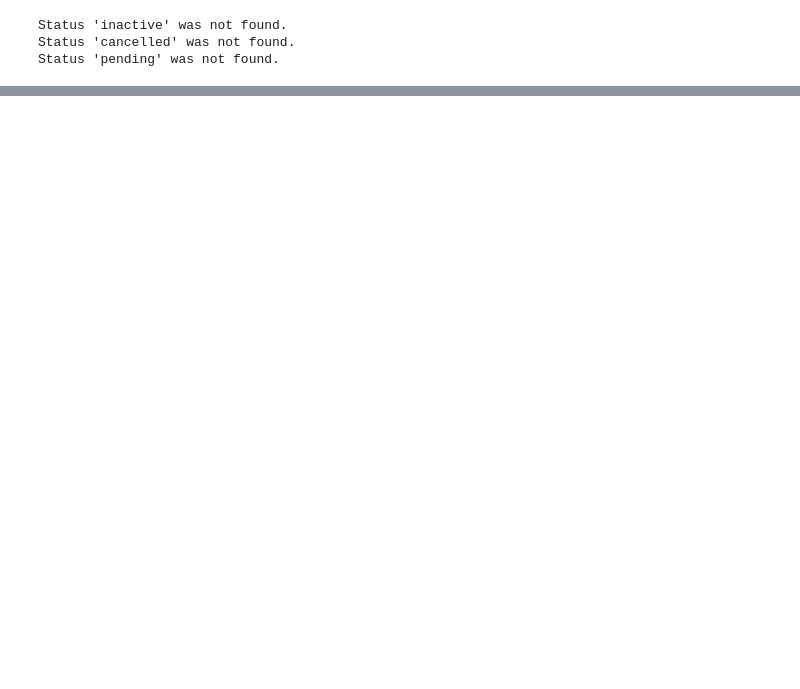
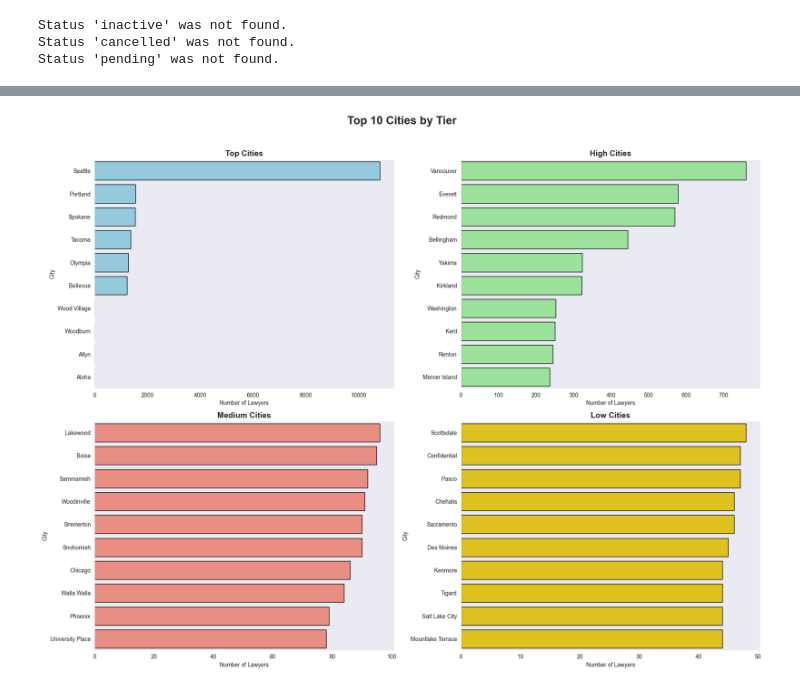
Before and after one commit to MtetoDesigns/Wbsa_cleaned_data, a Jupyter notebook: wbsa_cleaned_data.ipynb, the cells around one changed output, grey strips where cells are left out. Cells and saved outputs as stored; diff of their text form; code cells hidden in the pictures; blank space fills up the shorter version.

```diff
--- a/wbsa_cleaned_data.ipynb
+++ b/wbsa_cleaned_data.ipynb
@@ -247,0 +344,27 @@ Status 'pending' was not found.
+# %%
+
+fig, axes = plt.subplots(2, 2, figsize=(18, 14))
+fig.suptitle('Top 10 Cities by Tier', fontsize=20, fontweight='bold')
+
+# Data for each tier
+top_cities = city_counts_df['top_cities'].nlargest(10)
+high_cities = city_counts_df['high_cities'].nlargest(10)
+medium_cities = city_counts_df['medium_cities'].nlargest(10)
+low_cities = city_counts_df['low_cities'].nlargest(10)
+
+def plot_tier(ax, data, title, color):
+    sns.barplot(x=data.values, y=data.index, ax=ax, color=color, edgecolor='black')
+    ax.set_title(title, fontsize=14, fontweight='bold')
+    ax.set_xlabel('Number of Lawyers')
+    ax.set_ylabel('City')
+
+# Plot each tier
+plot_tier(axes[0, 0], top_cities, 'Top Cities', 'skyblue')
+plot_tier(axes[0, 1], high_cities, 'High Cities', 'lightgreen')
+plot_tier(axes[1, 0], medium_cities, 'Medium Cities', 'salmon')
+plot_tier(axes[1, 1], low_cities, 'Low Cities', 'gold')
+
+plt.tight_layout(rect=[0, 0, 1, 0.96])
+plt.show()
+# %% [output]
+[figure, added]
```
Also changed, not shown: parts of 31 cells of this notebook.
